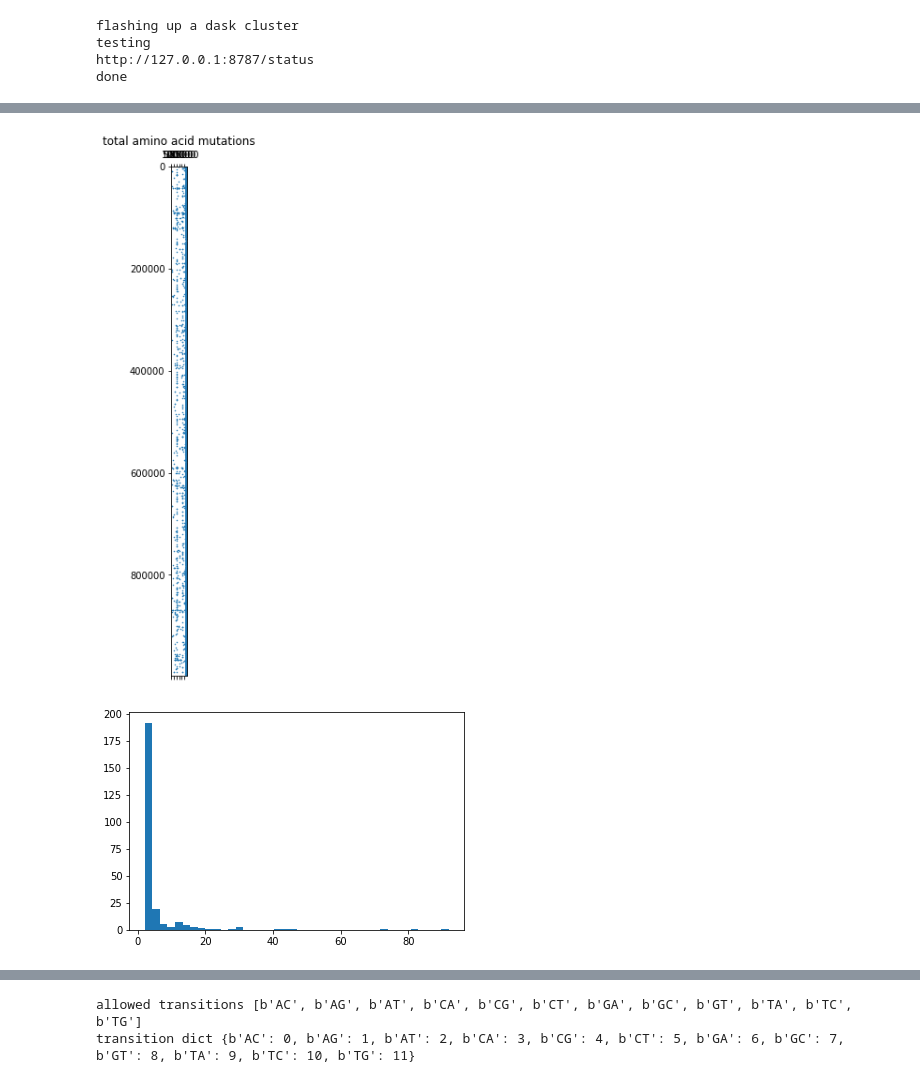
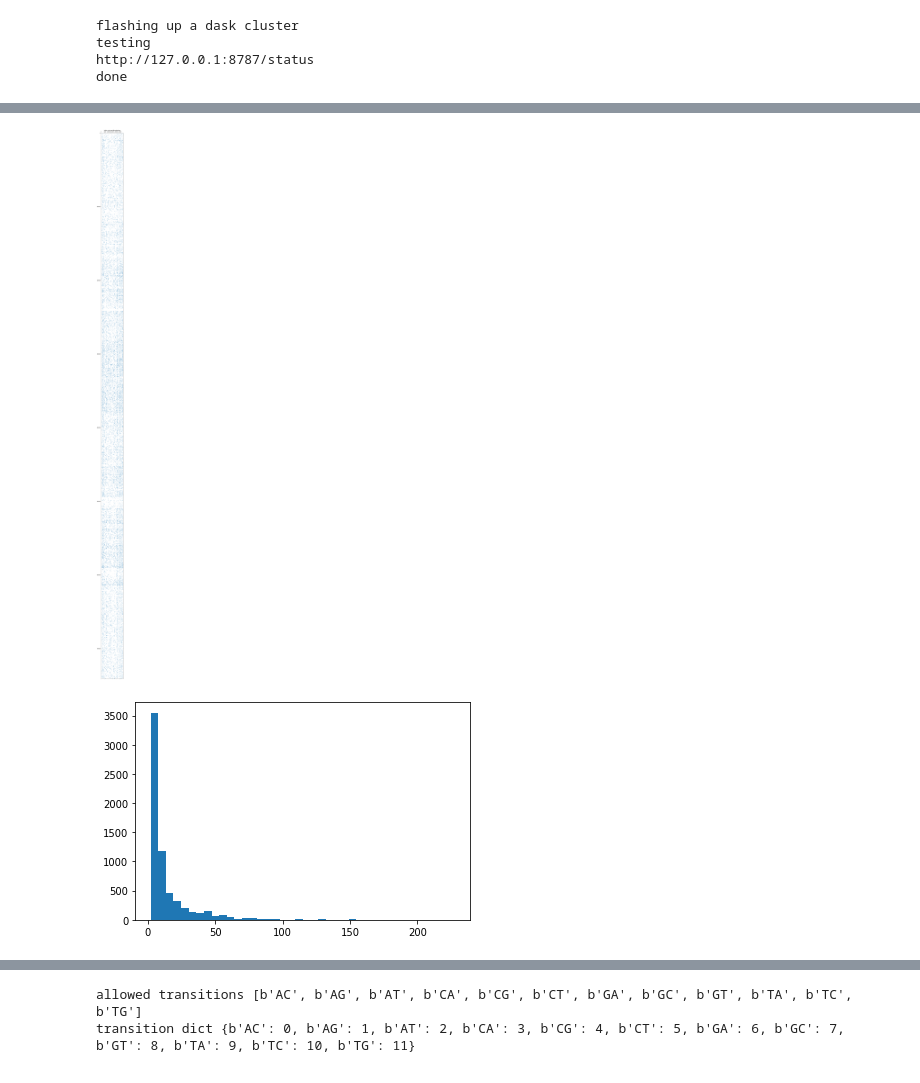
Before and after one commit to DessimozLab/CoronaCoev, a Jupyter notebook: validation_data/ValidateCovdBig_ML.ipynb, the cells around one changed output, grey strips where cells are left out. Drawn from its saved outputs; the diff is of its cells as text; code cells hidden in the pictures.

```diff
--- a/validation_data/ValidateCovdBig_ML.ipynb
+++ b/validation_data/ValidateCovdBig_ML.ipynb
@@ -68,0 +64,4 @@ print(files)
+# %%
+
+files = glob.glob( '/work/FAC/FBM/DBC/cdessim2/default/dmoi/datasets/covid_data/apr_4_2022/mmsa_2022-04-04/2022-04-04_masked.fa_02022-06-14T07:53:44.200443small_test_coevmats.pkl')
+print(files)
@@ -70,14 +71,15 @@ print(files)
 #treefile = '../validation_data/covid19/gisaid_hcov-2020_08_25.QC.NSoutlier.filter.deMaiomask.aln.EPIID.treefile'
 #alnfile = '../validation_data/covid19/gisaid_hcov-2020_08_25.QC.NSoutlier.filter.deMaiomask.EPIID.aln'
 alnfile = filedir + 'datasets/covid_data/msa_0730/msa_0730.fasta'
-treefile = filedir + 'datasets/covid_data/msa_0730/global.tree'
+
+treefile = '/work/FAC/FBM/DBC/cdessim2/default/dmoi/datasets/covid_data/feb_2021/GISAID-hCoV-19-phylogeny-2021-02-21/global.tree'
 modeldir = filedir+'datasets/covid_data/structs/'
 
 alnh5 = alnfile+'.h5'
 #ts = '2021-08-08T11:16:34.358764'
-ts = '2021-08-08T14:37:59.736512'
-events = alnfile+'*'+ts+'*'
-eventmats = glob.glob(events)
+#ts = '2021-08-08T14:37:59.736512'
+#events = alnfile+'*'+ts+'*'
+eventmats = files
 # %%
 with open(treefile) as treelines:
     print( next(treelines)[0:1000])
@@ -468,16 +387,21 @@ else:
+# %%
+mat_cleanup = True
+from scipy.stats import gamma
+
+AAmat = AA_mutation.sum(axis = 2).to_scipy_sparse()
 # %%
-plt.figure(figsize=(20,10))
+plt.figure(figsize=(10,100))
 plt.spy(AAmat, markersize= .5)
 plt.title('total amino acid mutations')
 plt.show()
 # %% [output]
-[figure, old version]
+[figure, new version]
 # %%
 colsum = AAmat.sum(axis = 0)
 colsum = colsum[colsum>1]
-colsum = colsum[colsum<100]
+#colsum = colsum[colsum<100]
 
 plt.hist(colsum.flat , bins = 40)
 plt.show()
 # %% [output]
-[figure, old version]
+[figure, new version]
```
Also changed, not shown: parts of 51 cells of this notebook, 1 other file.
